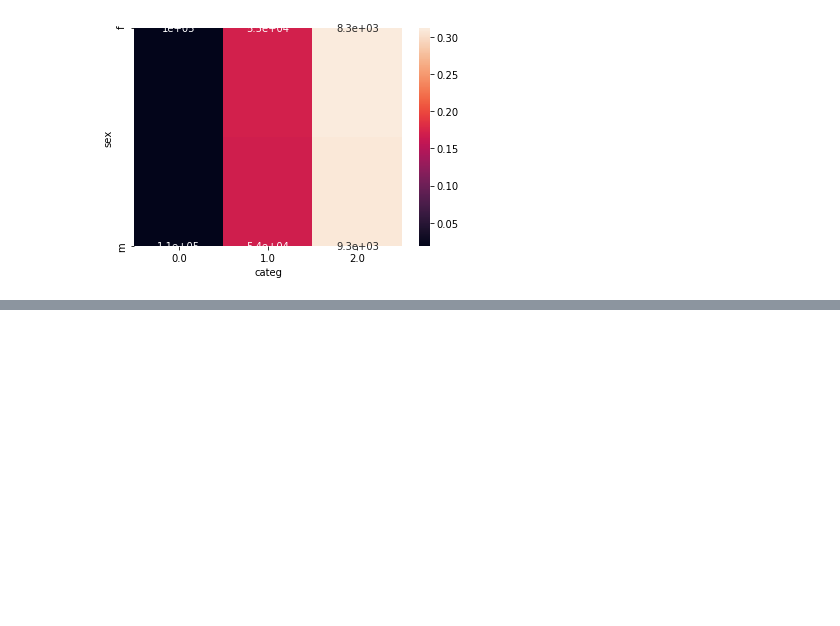
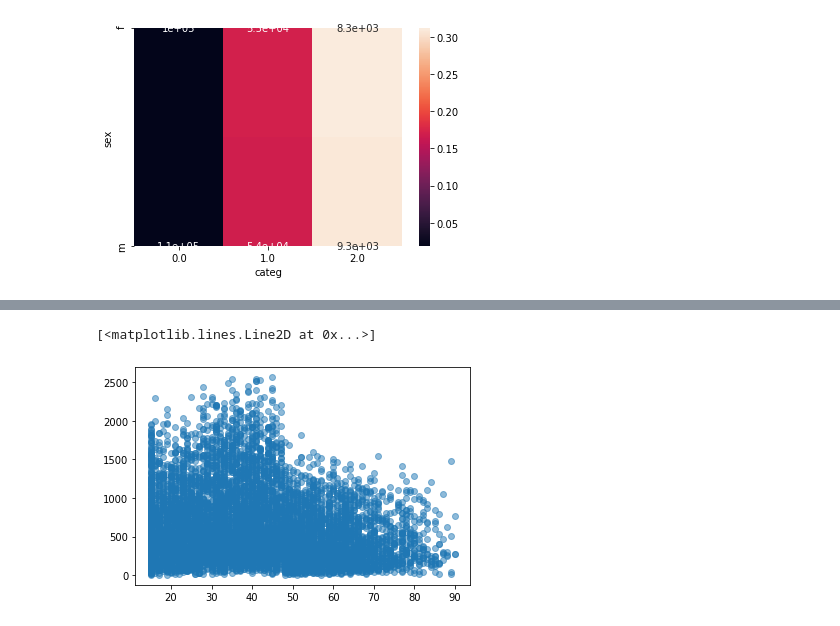
Before and after one commit to Sh4mSh4m/OCR_DA_proj4, a Jupyter notebook: Projet 4 - Analysez les ventes de votre entreprise.ipynb, the cells around one changed output, grey strips where cells are left out. Saved outputs shown, nothing was run; the diff lists cells and outputs as text; code cells hidden in the pictures; blank space fills up the shorter version.

```diff
--- a/Projet 4 - Analysez les ventes de votre entreprise.ipynb
+++ b/Projet 4 - Analysez les ventes de votre entreprise.ipynb
@@ -1180,0 +1170,4 @@ xi_n
+# %%
+basket = book.loc[:,['client_id', 'price']]
+t_basket =basket.groupby('client_id')['price'].sum()
+t_basket
@@ -1180,0 +1188,9 @@ xi_n
+# %%
+f_basket = pd.merge(t_basket, customers, on='client_id', how='left')
+outliers_mask = ~f_basket['client_id'].isin(freaks)
+f_basket = f_basket.loc[outliers_mask]
+# %%
+plt.plot(f_basket["age"], f_basket["price"],'o', alpha=0.5)
+# %% [output]
+[<matplotlib.lines.Line2D at 0x...>]
+[figure, added]
```
Also changed, not shown: parts of 8 cells of this notebook.
